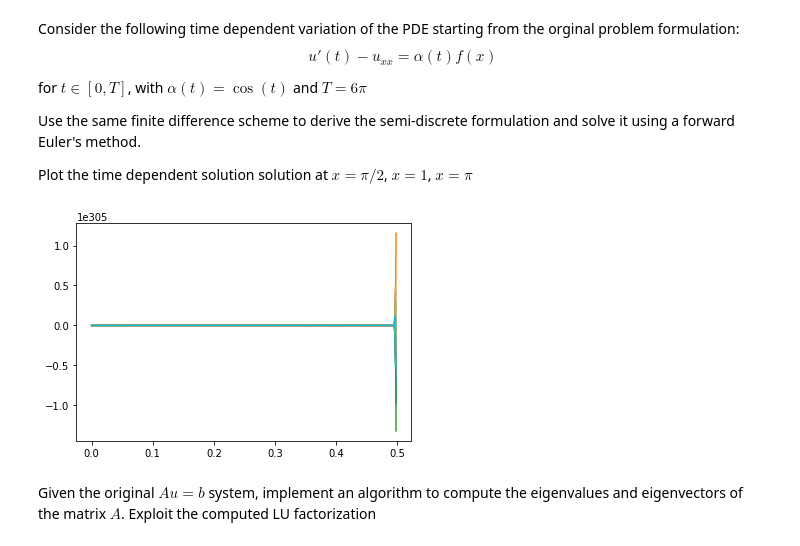
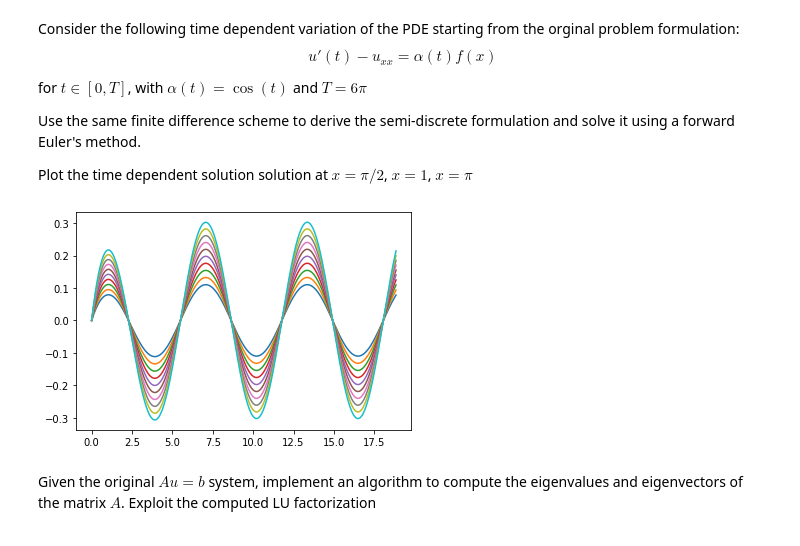
Before and after one commit to mapenzo-ph/numerical-analysis-2021-2022, a Jupyter notebook: FinalProject_2021_2022.ipynb, the cells around one changed output. Drawn from its saved outputs; the diff is of its cells as text; code cells hidden in the pictures.

```diff
--- a/FinalProject_2021_2022.ipynb
+++ b/FinalProject_2021_2022.ipynb
@@ -210,7 +210,7 @@ def PM(A, z0, tol=1e-10, nmax=10000):
     print("lambda_max =", l)
     return l,q
 
-PM(A, z0)
+max_eigenvalue, vect = PM(A, z0)
 # %% [output]
 error = 9.97125601578634e-11 iterations = 7087
 lambda_max = 5289.611999528572
@@ -299,6 +282,7 @@ t0 = 0
 tf = 6*pi
 alpha = lambda y: cos(y)
 u0 = zeros((n,))
+h = 1/(max_eigenvalue)
 # %%
 # forward Euler to solve the system
 def fe(u0,t0,tf,h,alpha, A,b):
@@ -312,10 +296,10 @@ def fe(u0,t0,tf,h,alpha, A,b):
 
     return sol, t
 # %%
-sol, t = fe(u0,t0,tf, 10e-4,alpha, A,b)
+sol, t = fe(u0,t0,tf, h,alpha, A,b)
 _ = plot(t, sol[:,5:15])
 # %% [output]
-[figure, old version]
+[figure, new version]
 # %% [markdown]
 Given the original $Au = b$ system, implement an algorithm to compute the eigenvalues and eigenvectors of the matrix $A$. Exploit the computed LU factorization
 # %%
```
Also changed, not shown: parts of 2 cells of this notebook.
